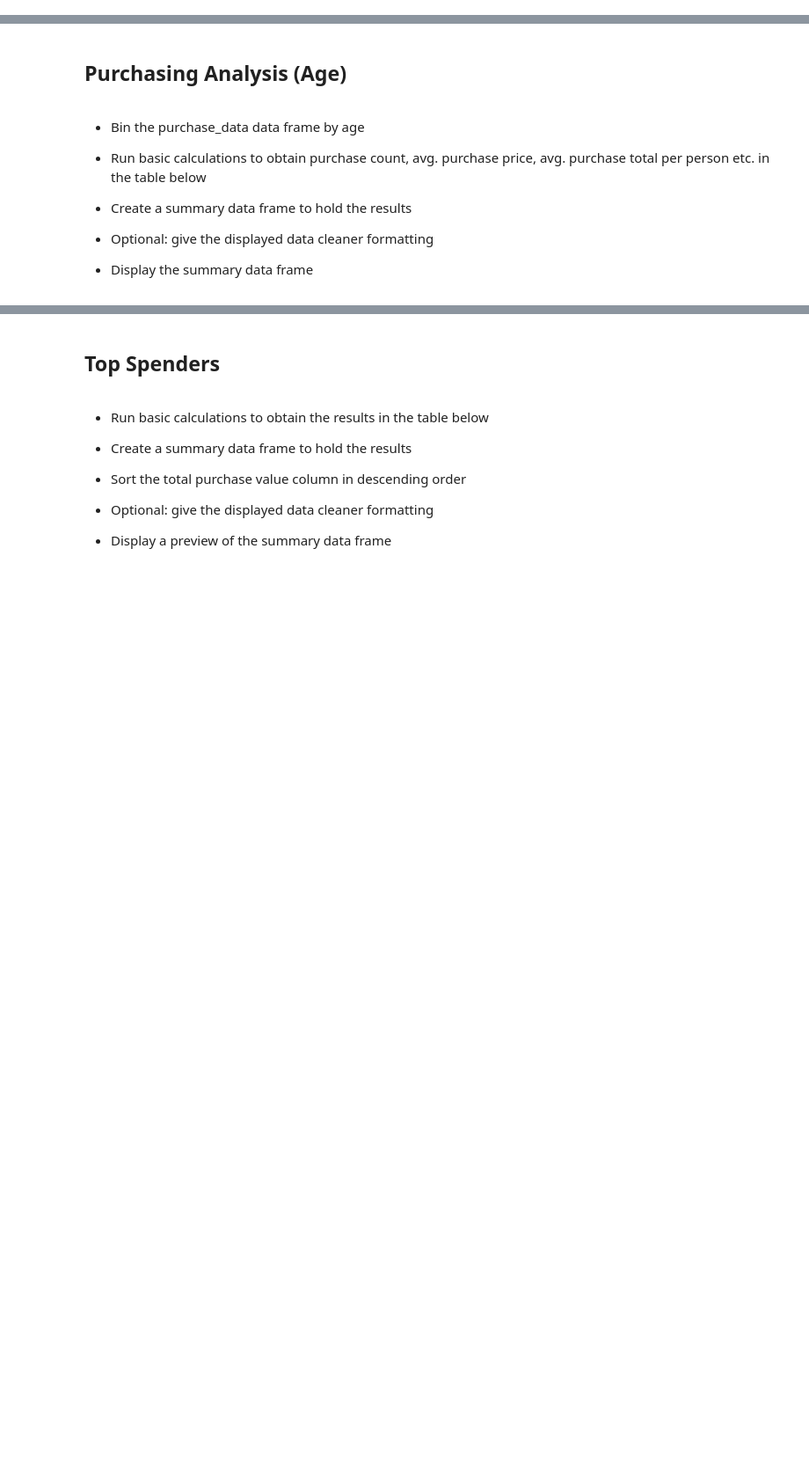
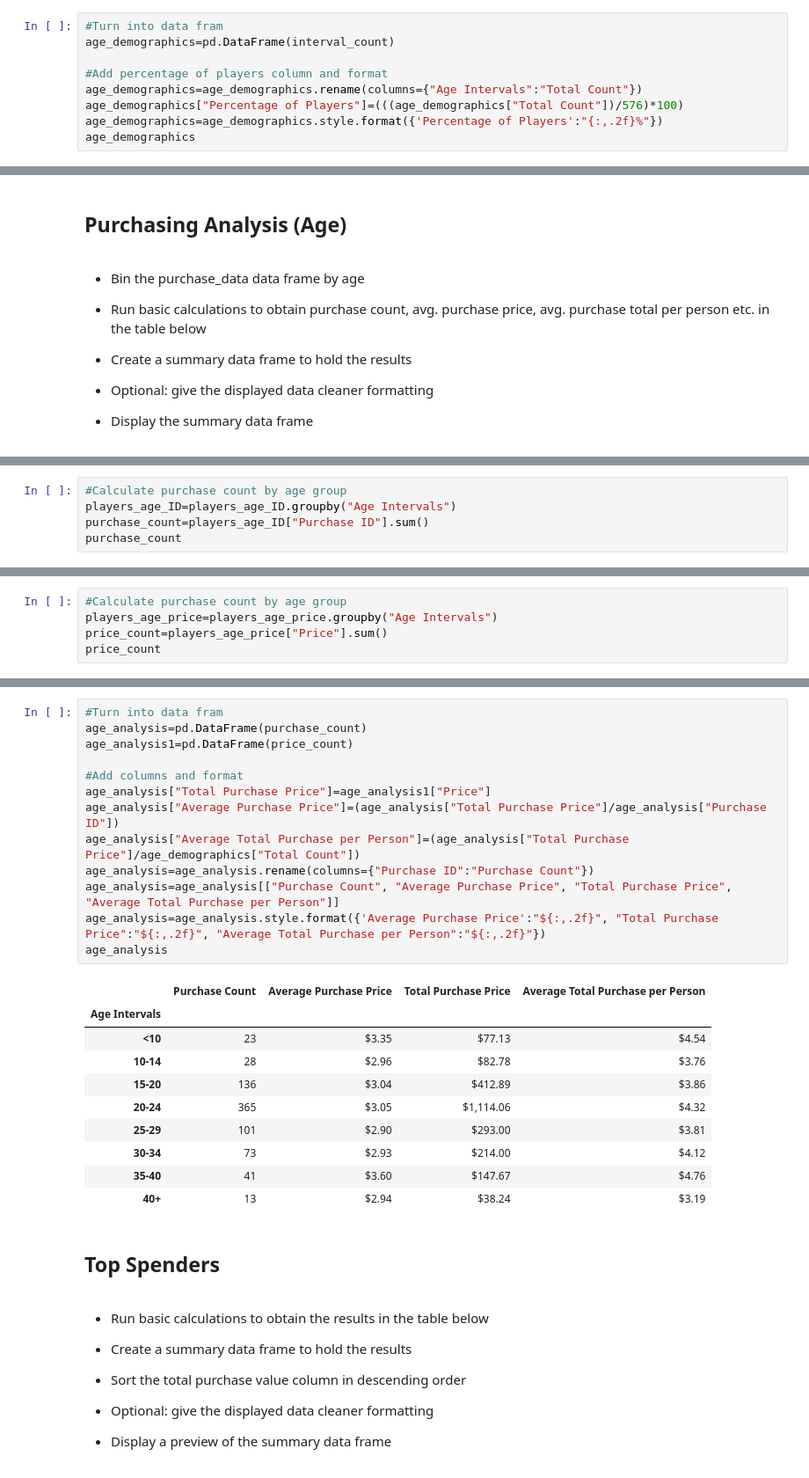
Before and after one commit to ahchambers/Pandas-Challenge, a Jupyter notebook: HeroesOfPymoli/HeroesOfPymoli_starter.ipynb, the cells around one changed output, grey strips where cells are left out. Shown at 88% size. Drawn from its saved outputs; the diff is of its cells as text; blank space fills up the shorter version.

```diff
--- a/HeroesOfPymoli/HeroesOfPymoli_starter.ipynb
+++ b/HeroesOfPymoli/HeroesOfPymoli_starter.ipynb
@@ -233,0 +231,9 @@ SyntaxError: invalid syntax (<ipython-input-74-c26f7a9f58e5>, line 2)
+# %%
+#Turn into data fram
+age_demographics=pd.DataFrame(interval_count)
+
+#Add percentage of players column and format
+age_demographics=age_demographics.rename(columns={"Age Intervals":"Total Count"})
+age_demographics["Percentage of Players"]=(((age_demographics["Total Count"])/576)*100)
+age_demographics=age_demographics.style.format({'Percentage of Players':"{:,.2f}%"})
+age_demographics
@@ -261,0 +323,5 @@ SyntaxError: invalid syntax (<ipython-input-74-c26f7a9f58e5>, line 2)
+# %%
+#Calculate purchase count by age group
+players_age_ID=players_age_ID.groupby("Age Intervals")
+purchase_count=players_age_ID["Purchase ID"].sum()
+purchase_count
@@ -261,0 +339,5 @@ SyntaxError: invalid syntax (<ipython-input-74-c26f7a9f58e5>, line 2)
+# %%
+#Calculate purchase count by age group
+players_age_price=players_age_price.groupby("Age Intervals")
+price_count=players_age_price["Price"].sum()
+price_count
@@ -262,3 +355,27 @@ SyntaxError: invalid syntax (<ipython-input-74-c26f7a9f58e5>, line 2)
+# %%
+#Turn into data fram
+age_analysis=pd.DataFrame(purchase_count)
+age_analysis1=pd.DataFrame(price_count)
+
+#Add columns and format
+age_analysis["Total Purchase Price"]=age_analysis1["Price"]
+age_analysis["Average Purchase Price"]=(age_analysis["Total Purchase Price"]/age_analysis["Purchase ID"])
+age_analysis["Average Total Purchase per Person"]=(age_analysis["Total Purchase Price"]/age_demographics["Total Count"])
+age_analysis=age_analysis.rename(columns={"Purchase ID":"Purchase Count"})
+age_analysis=age_analysis[["Purchase Count", "Average Purchase Price", "Total Purchase Price", "Average Total Purchase per Person"]]
+age_analysis=age_analysis.style.format({'Average Purchase Price':"${:,.2f}", "Total Purchase Price":"${:,.2f}", "Average Total Purchase per Person":"${:,.2f}"})
+age_analysis
+# %% [output]
+|  | Purchase Count | Average Purchase Price | Total Purchase Price | Average Total Purchase per Person |
+| Age Intervals |  |  |  |  |
+| <10 | 23 | $3.35 | $77.13 | $4.54 |
+| 10-14 | 28 | $2.96 | $82.78 | $3.76 |
+| 15-20 | 136 | $3.04 | $412.89 | $3.86 |
+| 20-24 | 365 | $3.05 | $1,114.06 | $4.32 |
+| 25-29 | 101 | $2.90 | $293.00 | $3.81 |
+| 30-34 | 73 | $2.93 | $214.00 | $4.12 |
+| 35-40 | 41 | $3.60 | $147.67 | $4.76 |
+| 40+ | 13 | $2.94 | $38.24 | $3.19 |
 # %% [markdown]
 ## Top Spenders
 # %% [markdown]
```
Also changed, not shown: parts of 15 cells of this notebook, 1 other file.
